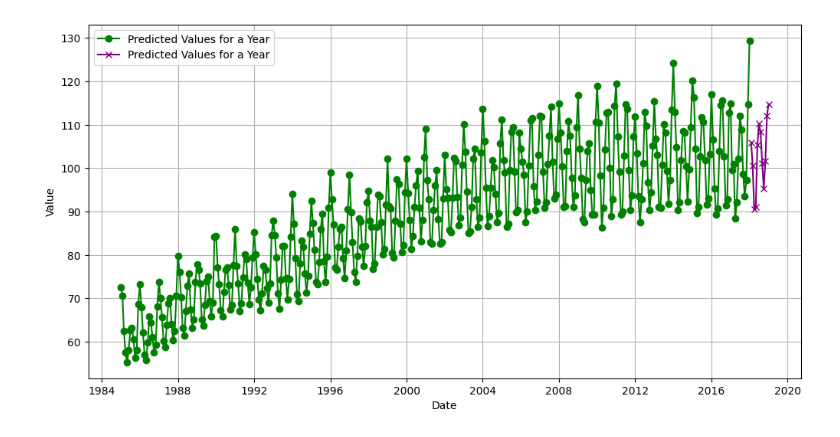
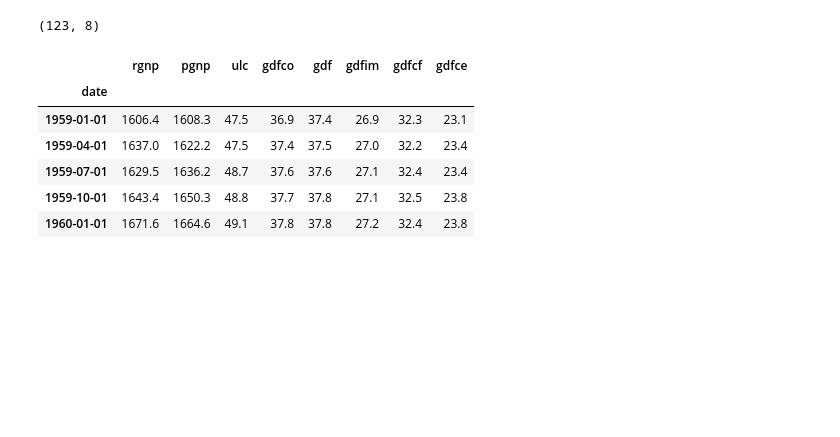
Before and after one commit to Heymalhar/Time-Series-Analysis-Practice, a Jupyter notebook: 4.ipynb, the cells around one changed output. Drawn from its saved outputs; the diff is of its cells as text; code cells hidden in the pictures; blank space fills up the shorter version.

```diff
--- a/4.ipynb
+++ b/4.ipynb
@@ -211,11 +0,0 @@ data['DATE'] = pd.to_datetime(data['DATE'])
-# %%
-plt.figure(figsize=(12, 6))
-plt.plot(data['DATE'], data['Electric_Production'], label='Predicted Values for a Year', marker='o', color='green')
-plt.plot(future_df['Date'], future_df['Predictions'], label='Predicted Values for a Year', marker='x', color='purple')
-plt.xlabel('Date')
-plt.ylabel('Value')
-plt.legend()
-plt.grid()
-plt.show()
-# %% [output]
-[figure, removed]
@@ -221,0 +16,16 @@ plt.show()
+# %%
+macro_data = pd.read_csv('data4.csv', parse_dates=['date'], index_col = 'date')
+
+print(macro_data.shape)
+# %% [output]
+(123, 8)
+# %%
+macro_data.head()
+# %% [output]
+|  | rgnp | pgnp | ulc | gdfco | gdf | gdfim | gdfcf | gdfce |
+| date |  |  |  |  |  |  |  |  |
+| 1959-01-01 | 1606.4 | 1608.3 | 47.5 | 36.9 | 37.4 | 26.9 | 32.3 | 23.1 |
+| 1959-04-01 | 1637.0 | 1622.2 | 47.5 | 37.4 | 37.5 | 27.0 | 32.2 | 23.4 |
+| 1959-07-01 | 1629.5 | 1636.2 | 48.7 | 37.6 | 37.6 | 27.1 | 32.4 | 23.4 |
+| 1959-10-01 | 1643.4 | 1650.3 | 48.8 | 37.7 | 37.8 | 27.1 | 32.5 | 23.8 |
+| 1960-01-01 | 1671.6 | 1664.6 | 49.1 | 37.8 | 37.8 | 27.2 | 32.4 | 23.8 |
```
Also changed, not shown: parts of 41 cells of this notebook, 7 other files.
